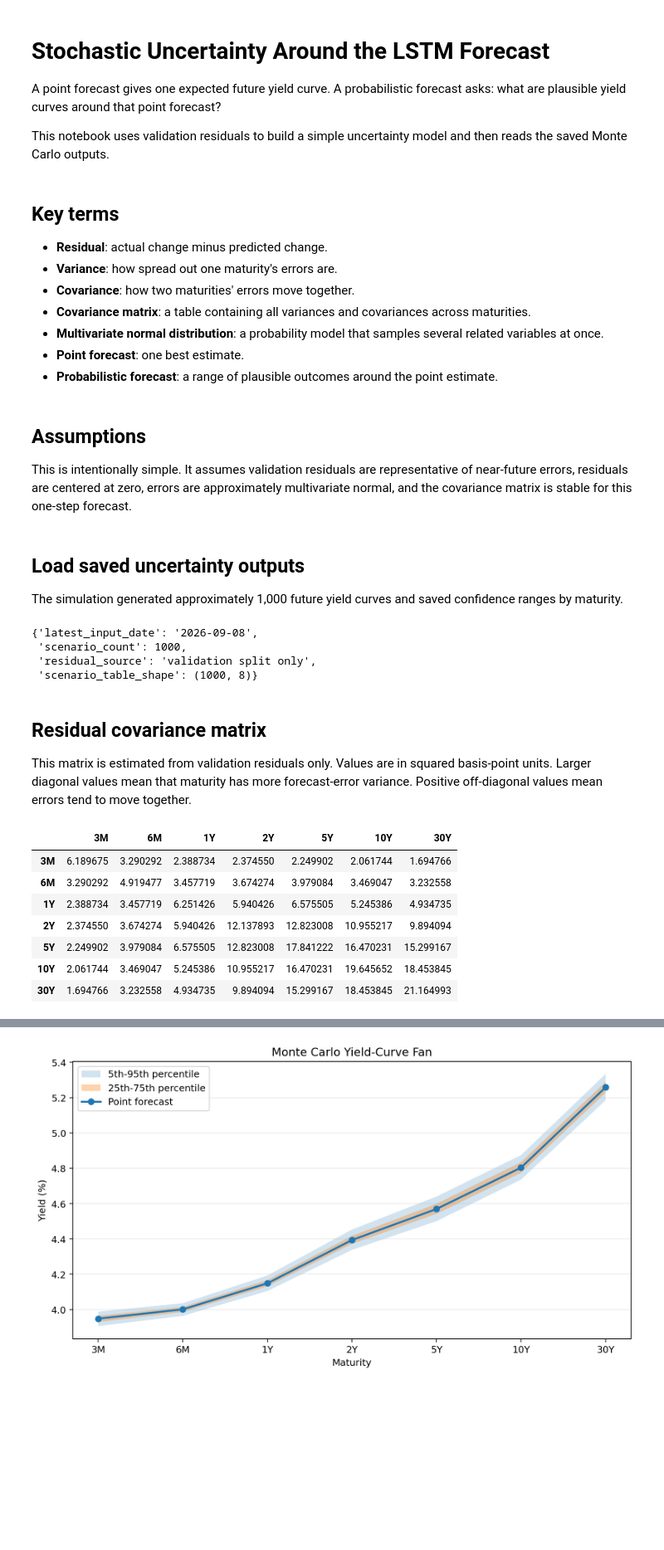
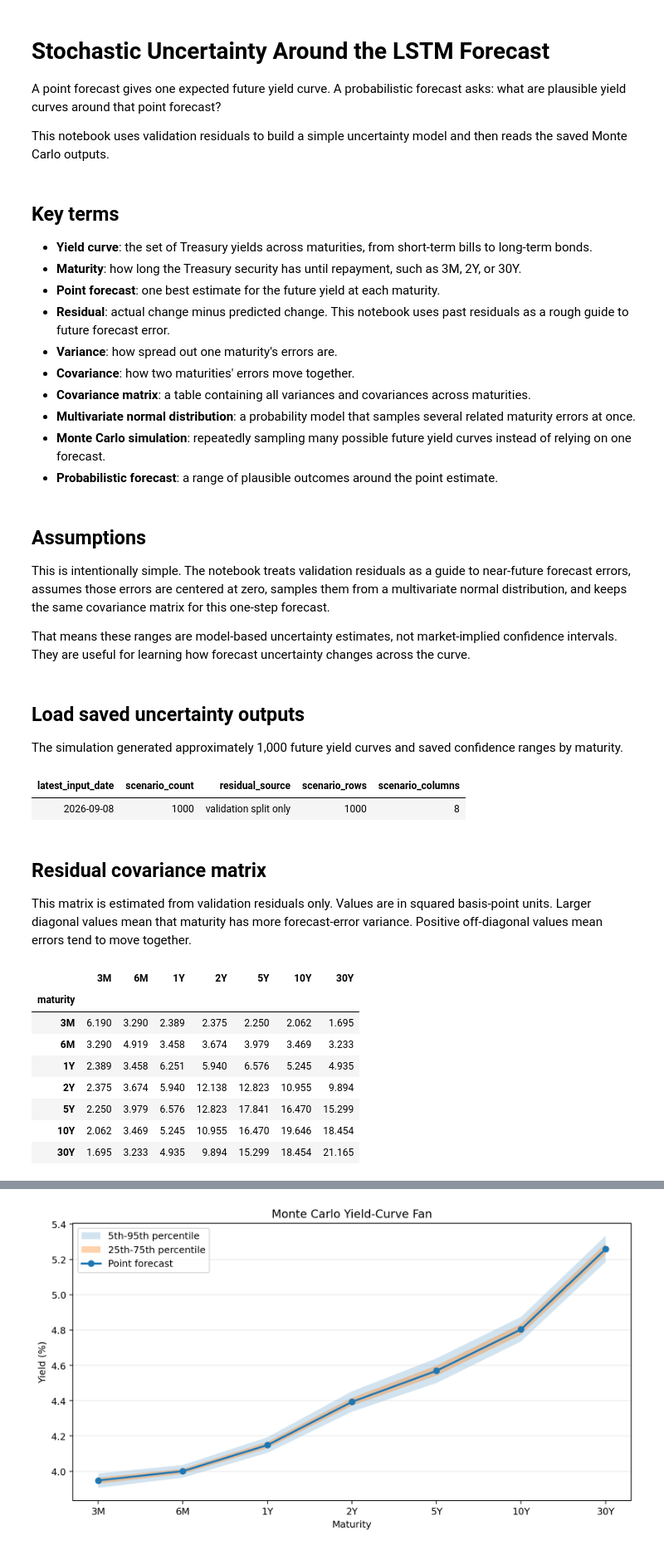
Before and after one commit to diyasaxena17/tresonance, a Jupyter notebook: notebooks/07_stochastic_uncertainty.ipynb, the cells around one changed output, grey strips where cells are left out. Shown at 83% size. Cells and saved outputs as stored; diff of their text form; code cells hidden in the pictures; blank space fills up the shorter version.

Commit message:
Clarify stochastic uncertainty notebook

```diff
--- a/notebooks/07_stochastic_uncertainty.ipynb
+++ b/notebooks/07_stochastic_uncertainty.ipynb
@@ -7,17 +7,22 @@ This notebook uses validation residuals to build a simple uncertainty model and
 # %% [markdown]
 ## Key terms
 
-- **Residual**: actual change minus predicted change.
+- **Yield curve**: the set of Treasury yields across maturities, from short-term bills to long-term bonds.
+- **Maturity**: how long the Treasury security has until repayment, such as 3M, 2Y, or 30Y.
+- **Point forecast**: one best estimate for the future yield at each maturity.
+- **Residual**: actual change minus predicted change. This notebook uses past residuals as a rough guide to future forecast error.
 - **Variance**: how spread out one maturity's errors are.
 - **Covariance**: how two maturities' errors move together.
 - **Covariance matrix**: a table containing all variances and covariances across maturities.
-- **Multivariate normal distribution**: a probability model that samples several related variables at once.
-- **Point forecast**: one best estimate.
+- **Multivariate normal distribution**: a probability model that samples several related maturity errors at once.
+- **Monte Carlo simulation**: repeatedly sampling many possible future yield curves instead of relying on one forecast.
 - **Probabilistic forecast**: a range of plausible outcomes around the point estimate.
 # %% [markdown]
 ## Assumptions
 
-This is intentionally simple. It assumes validation residuals are representative of near-future errors, residuals are centered at zero, errors are approximately multivariate normal, and the covariance matrix is stable for this one-step forecast.
+This is intentionally simple. The notebook treats validation residuals as a guide to near-future forecast errors, assumes those errors are centered at zero, samples them from a multivariate normal distribution, and keeps the same covariance matrix for this one-step forecast.
+
+That means these ranges are model-based uncertainty estimates, not market-implied confidence intervals. They are useful for learning how forecast uncertainty changes across the curve.
 # %%
 # ruff: noqa: E402, I001
 import json
@@ -42,17 +54,21 @@ The simulation generated approximately 1,000 future yield curves and saved confi
 summary = json.loads(SUMMARY_PATH.read_text())
 scenarios = pd.read_csv(SCENARIO_PATH)
 ranges = pd.read_csv(RANGE_PATH)
-{
-    "latest_input_date": summary["latest_input_date"],
-    "scenario_count": summary["scenario_count"],
-    "residual_source": summary["residual_source"],
-    "scenario_table_shape": scenarios.shape,
-}
+run_overview = pd.DataFrame(
+    [
+        {
+            "latest_input_date": summary["latest_input_date"],
+            "scenario_count": summary["scenario_count"],
+            "residual_source": summary["residual_source"],
+            "scenario_rows": scenarios.shape[0],
+            "scenario_columns": scenarios.shape[1],
+        }
+    ]
+)
+display(run_overview.style.hide(axis="index"))
 # %% [output]
-{'latest_input_date': '2026-09-08',
- 'scenario_count': 1000,
- 'residual_source': 'validation split only',
- 'scenario_table_shape': (1000, 8)}
+| latest_input_date | scenario_count | residual_source | scenario_rows | scenario_columns |
+| 2026-09-08 | 1000 | validation split only | 1000 | 8 |
 # %% [markdown]
 ## Residual covariance matrix
 
@@ -60,17 +76,18 @@ This matrix is estimated from validation residuals only. Values are in squared b
 # %%
 maturities = list(summary["point_forecast_yields_percent"].keys())
 covariance = pd.DataFrame(
     summary["residual_covariance_basis_points"],
-    index=maturities,
+    index=pd.Index(maturities, name="maturity"),
     columns=maturities,
 )
-covariance
+display(covariance.style.format("{:.3f}"))
 # %% [output]
 |  | 3M | 6M | 1Y | 2Y | 5Y | 10Y | 30Y |
-| 3M | 6.189675 | 3.290292 | 2.388734 | 2.374550 | 2.249902 | 2.061744 | 1.694766 |
-| 6M | 3.290292 | 4.919477 | 3.457719 | 3.674274 | 3.979084 | 3.469047 | 3.232558 |
-| 1Y | 2.388734 | 3.457719 | 6.251426 | 5.940426 | 6.575505 | 5.245386 | 4.934735 |
-| 2Y | 2.374550 | 3.674274 | 5.940426 | 12.137893 | 12.823008 | 10.955217 | 9.894094 |
-| 5Y | 2.249902 | 3.979084 | 6.575505 | 12.823008 | 17.841222 | 16.470231 | 15.299167 |
-| 10Y | 2.061744 | 3.469047 | 5.245386 | 10.955217 | 16.470231 | 19.645652 | 18.453845 |
-| 30Y | 1.694766 | 3.232558 | 4.934735 | 9.894094 | 15.299167 | 18.453845 | 21.164993 |
+| maturity |  |  |  |  |  |  |  |
+| 3M | 6.190 | 3.290 | 2.389 | 2.375 | 2.250 | 2.062 | 1.695 |
+| 6M | 3.290 | 4.919 | 3.458 | 3.674 | 3.979 | 3.469 | 3.233 |
+| 1Y | 2.389 | 3.458 | 6.251 | 5.940 | 6.576 | 5.245 | 4.935 |
+| 2Y | 2.375 | 3.674 | 5.940 | 12.138 | 12.823 | 10.955 | 9.894 |
+| 5Y | 2.250 | 3.979 | 6.576 | 12.823 | 17.841 | 16.470 | 15.299 |
+| 10Y | 2.062 | 3.469 | 5.245 | 10.955 | 16.470 | 19.646 | 18.454 |
+| 30Y | 1.695 | 3.233 | 4.935 | 9.894 | 15.299 | 18.454 | 21.165 |
```
Also changed, not shown: parts of 13 cells of this notebook.
